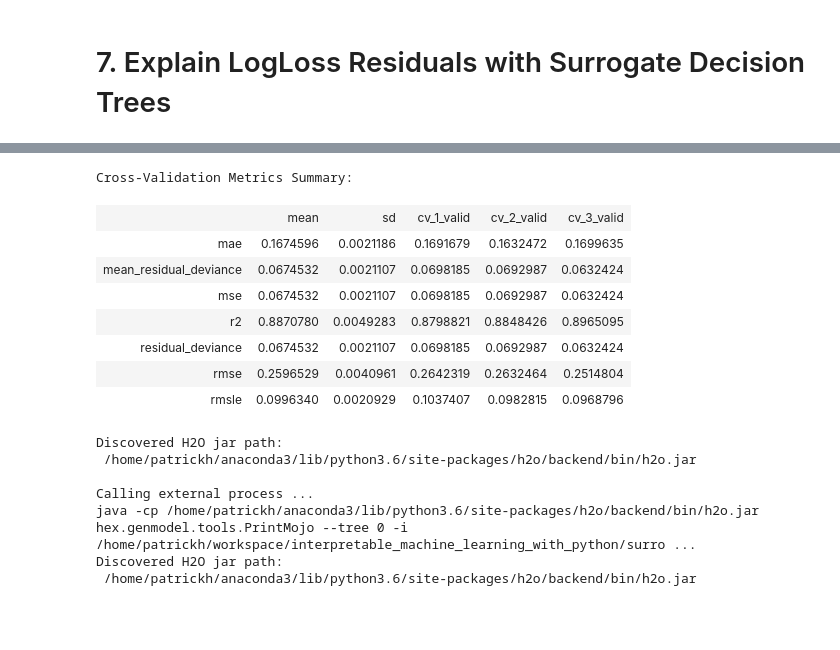
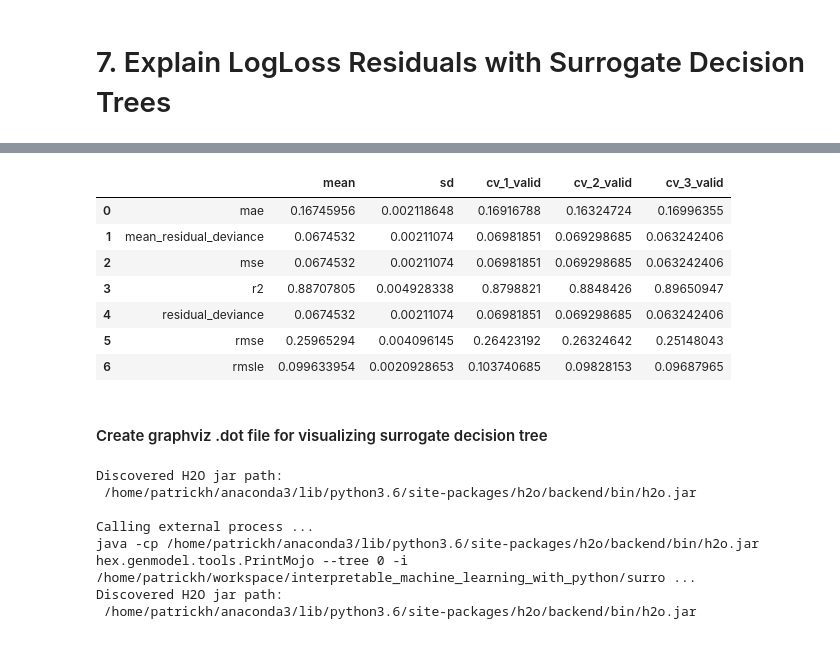
Before and after one commit to jphall663/interpretable_machine_learning_with_python, a Jupyter notebook: pdp_dt_surr_res_shap_loss.ipynb, the cells around one changed output, grey strips where cells are left out. Cells and saved outputs as stored; diff of their text form; code cells hidden in the pictures.

```diff
--- a/pdp_dt_surr_res_shap_loss.ipynb
+++ b/pdp_dt_surr_res_shap_loss.ipynb
@@ -150,7 +149,7 @@ After training, GBM variable importance is calculated and displayed. GBM variabl
 The credit card default data is split into training and test sets to monitor and prevent overtraining. Reproducibility is another important factor in creating trustworthy models, and randomly splitting datasets can introduce randomness in model predictions and other results. A random seed is used here to ensure the data split is reproducible.
 # %%
 np.random.seed(12345) # set random seed for reproducibility
-split_ratio = 0.7     # 70%/30% train/test split
+split_ratio = 0.70    # 70%/30% train/test split
 
 # execute split
 split = np.random.rand(len(data)) < split_ratio
@@ -194,9 +193,8 @@ watchlist = [(dtrain, 'train'), (dtest, 'eval')]
 # train model
 xgb_model = xgb.train(params,                   # set tuning parameters from above
                       dtrain,                   # training data
-                      1000,                     # maximum of 1000 iterations (trees)
+                      62,                       # shap currently does not account for early stopping, pre-determined
                       evals=watchlist,          # use watchlist for early stopping
-                      early_stopping_rounds=50, # stop after 50 iterations (trees) without increase in AUC
                       verbose_eval=True)        # display iteration progress
 # %% [output]
 [0]     train-logloss:0.517487  eval-logloss:0.51404
@@ -223,6 +223,10 @@ test_yhat = test.copy(deep=True)
 test_yhat.reset_index(drop=True, inplace=True)
 
 yhat = 'p_DEFAULT_NEXT_MONTH'
-test_yhat[yhat] = pd.DataFrame(xgb_model.predict(xgb.DMatrix(test[X]), ntree_limit=xgb_model.best_ntree_limit))
+test_yhat[yhat] = pd.DataFrame(xgb_model.predict(xgb.DMatrix(test[X])))
 test_yhat['r_DEFAULT_NEXT_MONTH'] = -test_yhat[y]*np.log(test_yhat['p_DEFAULT_NEXT_MONTH']) -\
                                      (1 - test_yhat[y])*np.log(1 - test_yhat['p_DEFAULT_NEXT_MONTH'])
+
+# check that logloss is calculated correctly
+# should match eval-logloss above
+test_yhat['r_DEFAULT_NEXT_MONTH'].mean()
@@ -526,15 +526,16 @@ Cross-Validation Metrics Summary:
 # %%
-surrogate1.cross_validation_metrics_summary()
+surrogate1.cross_validation_metrics_summary().as_data_frame()
 # %% [output]
-Cross-Validation Metrics Summary:
-|  | mean | sd | cv_1_valid | cv_2_valid | cv_3_valid |
-| mae | 0.1674596 | 0.0021186 | 0.1691679 | 0.1632472 | 0.1699635 |
-| mean_residual_deviance | 0.0674532 | 0.0021107 | 0.0698185 | 0.0692987 | 0.0632424 |
-| mse | 0.0674532 | 0.0021107 | 0.0698185 | 0.0692987 | 0.0632424 |
-| r2 | 0.8870780 | 0.0049283 | 0.8798821 | 0.8848426 | 0.8965095 |
-| residual_deviance | 0.0674532 | 0.0021107 | 0.0698185 | 0.0692987 | 0.0632424 |
-| rmse | 0.2596529 | 0.0040961 | 0.2642319 | 0.2632464 | 0.2514804 |
-| rmsle | 0.0996340 | 0.0020929 | 0.1037407 | 0.0982815 | 0.0968796 |
+|  |  | mean | sd | cv_1_valid | cv_2_valid | cv_3_valid |
+| 0 | mae | 0.16745956 | 0.002118648 | 0.16916788 | 0.16324724 | 0.16996355 |
+| 1 | mean_residual_deviance | 0.0674532 | 0.00211074 | 0.06981851 | 0.069298685 | 0.063242406 |
+| 2 | mse | 0.0674532 | 0.00211074 | 0.06981851 | 0.069298685 | 0.063242406 |
+| 3 | r2 | 0.88707805 | 0.004928338 | 0.8798821 | 0.8848426 | 0.89650947 |
+| 4 | residual_deviance | 0.0674532 | 0.00211074 | 0.06981851 | 0.069298685 | 0.063242406 |
+| 5 | rmse | 0.25965294 | 0.004096145 | 0.26423192 | 0.26324642 | 0.25148043 |
+| 6 | rmsle | 0.099633954 | 0.0020928653 | 0.103740685 | 0.09828153 | 0.09687965 |
+# %% [markdown]
+#### Create graphviz .dot file for visualizing surrogate decision tree
 # %%
 from h2o.backend import H2OLocalServer                            # for plotting local tree in-notebook
 
```
Also changed, not shown: parts of 38 cells of this notebook, 1 other file.
